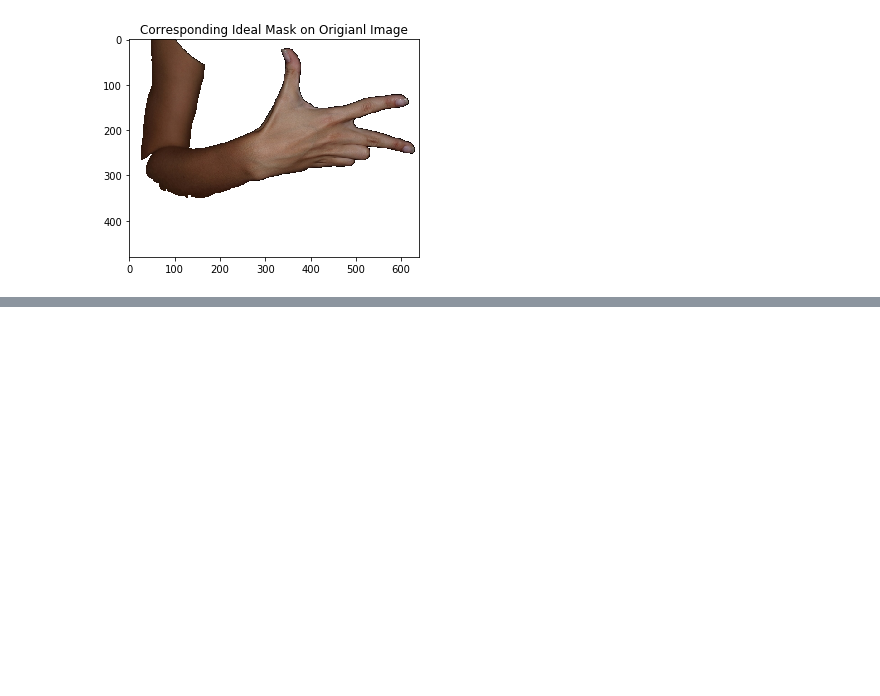
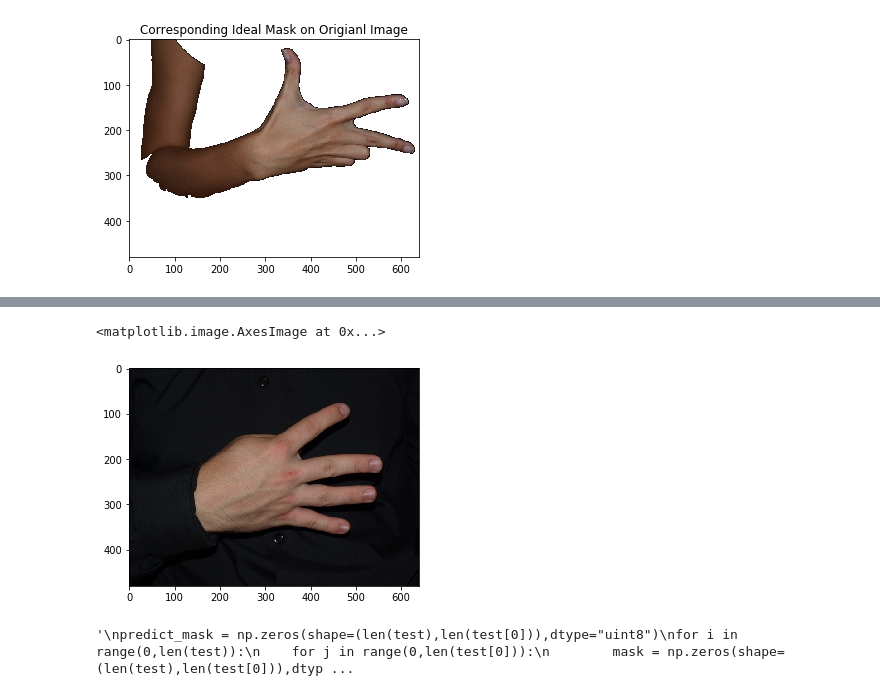
Before and after one commit to uridr/Finger-Detection, a Jupyter notebook: preprocessing/skin_color_characterization_yuye.ipynb, the cells around one changed output, grey strips where cells are left out. Drawn from its saved outputs; the diff is of its cells as text; code cells hidden in the pictures; blank space fills up the shorter version.

```diff
--- a/preprocessing/skin_color_characterization_yuye.ipynb
+++ b/preprocessing/skin_color_characterization_yuye.ipynb
@@ -6,6 +6,8 @@ import os
 # %%
 train_img_path  = "../data/Training-Dataset/Images/"
 train_mask_path = "../data/Training-Dataset/Masks-Ideal/"
+validation_img_path  = "../data/Validation-Dataset/Images/"
+validation_mask_path = "../data/Validation-Dataset/Masks-Ideal/"
 # %%
 def load_images_from_folder(folder):
     images = {}
@@ -17,6 +19,9 @@ def load_images_from_folder(folder):
 # %%
 images = load_images_from_folder(train_img_path)
 masks  = load_images_from_folder(train_mask_path)
+
+valid_images = load_images_from_folder(validation_img_path)
+valid_masks  = load_images_from_folder(validation_mask_path)
 # %%
 plt.title("Example Image")
 plt.imshow(cv2.cvtColor(images['3_P_hgr1_id05_3'], cv2.COLOR_BGR2RGB))
@@ -154,0 +211,7 @@ plt.show()
+# %%
+test = cv2.cvtColor(valid_images['4_P_hgr1_id08_1'], cv2.COLOR_BGR2YCrCb)
+test_mask = cv2.cvtColor(valid_masks['4_P_hgr1_id08_1'], cv2.COLOR_BGR2RGB)
+plt.imshow(cv2.cvtColor(test, cv2.COLOR_YCrCb2RGB), cmap = "gray")
+# %% [output]
+<matplotlib.image.AxesImage at 0x...>
+[figure, added]
@@ -154,0 +228,19 @@ plt.show()
+# %%
+'''
+predict_mask = np.zeros(shape=(len(test),len(test[0])),dtype="uint8")
+for i in range(0,len(test)):
+    for j in range(0,len(test[0])):
+        mask = np.zeros(shape=(len(test),len(test[0])),dtype="uint8")
+        mask[i,j] = 1
+        pixel_hist = cv2.calcHist([test[:,:,1], test[:,:,2]], [0,1], mask, [bins,bins], [0,255,0,255])
+        value = pixel_hist.argmax()
+        x = value % bins
+        y = int(value / bins)
+        if bidimensional_histogram_CrCb[x][y] > 0.0005:
+            predict_mask[i,j] = 1
+        else:
+            predict_mask[i,j] = 0
+        #metric_val = cv2.compareHist(bidimensional_histogram, pixel_hist, cv2.HISTCMP_INTERSECT)
+'''
+# %% [output]
+'\npredict_mask = np.zeros(shape=(len(test),len(test[0])),dtype="uint8")\nfor i in range(0,len(test)):\n    for j in range(0,len(test[0])):\n        mask = np.zeros(shape=(len(test),len(test[0])),dtyp ...
```
Also changed, not shown: parts of 20 cells of this notebook.
